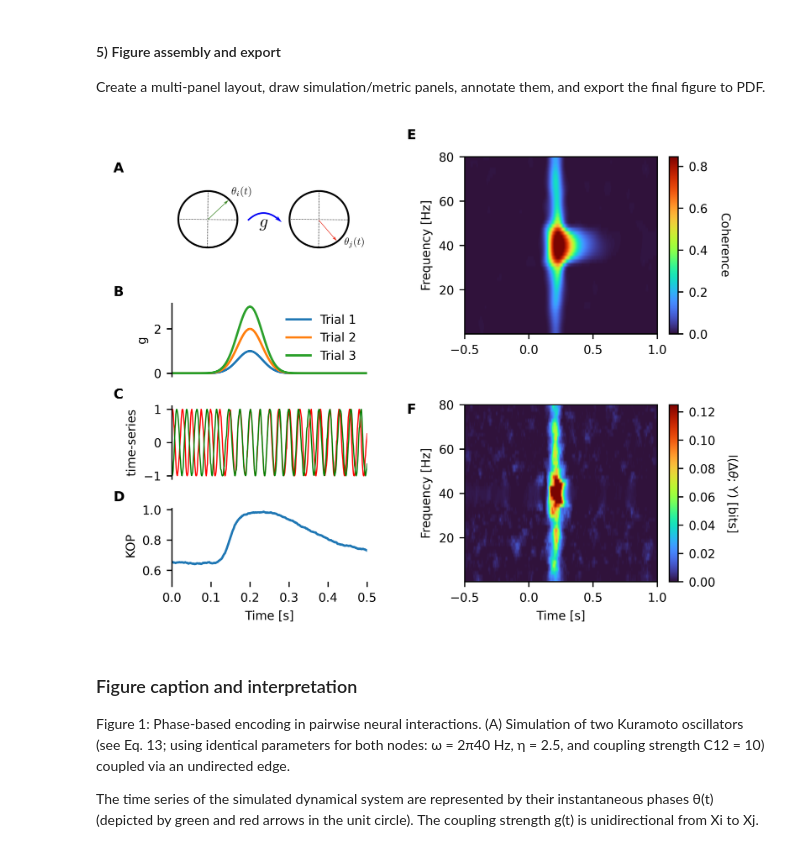
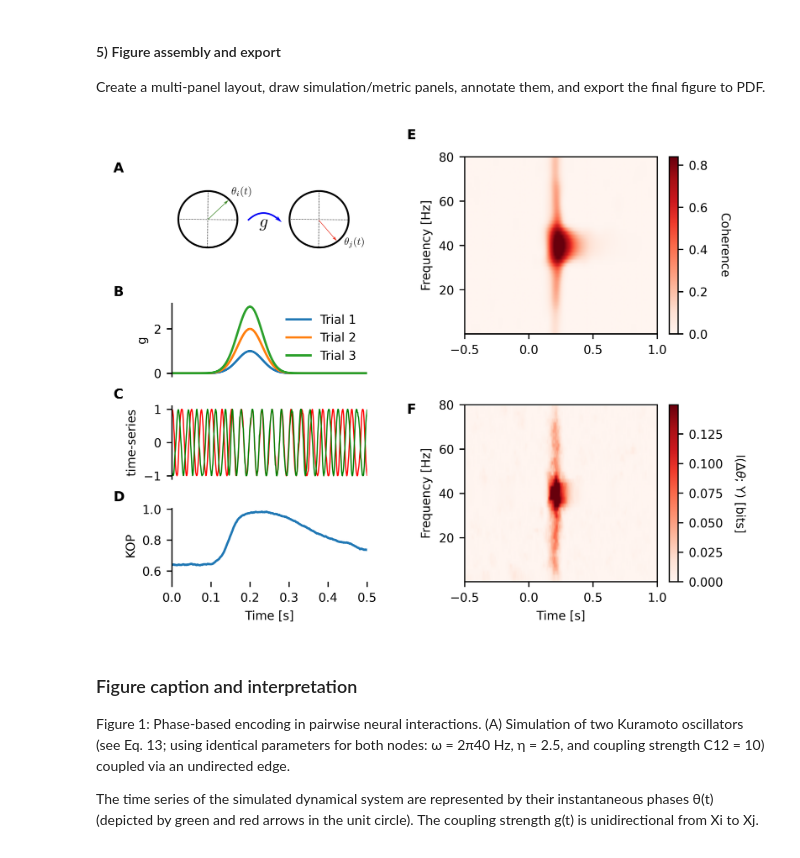
Before and after one commit to brainets/neopid, a Jupyter notebook: notebooks/Figure1.ipynb, the cells around one changed output. Saved outputs shown, nothing was run; the diff lists cells and outputs as text; code cells hidden in the pictures.

```diff
--- a/notebooks/Figure1.ipynb
+++ b/notebooks/Figure1.ipynb
@@ -269,7 +269,7 @@ plt.imshow(
     coh.real,
     aspect="auto",
     origin="lower",
-    cmap="turbo",
+    cmap="Reds",
     extent=[-0.5, 1, 0.1, 80],
     vmin=0,
     vmax=mi_vmax,
@@ -284,35 +284,35 @@ plt.sca(ax7)
 mi_phi_plot = np.asarray(MI_PHI_gc).squeeze()
 # Guard against all-NaN slices or zero-variance edge cases in the MI map
 mi_vmax = np.nanpercentile(mi_phi_plot, 99.5)
 if not np.isfinite(mi_vmax) or mi_vmax <= 0:
     mi_vmax = 1e-12
 
 plt.imshow(
     mi_phi_plot,
     aspect="auto",
     origin="lower",
-    cmap="turbo",
+    cmap="Reds",
     extent=[-0.5, 1, 0.1, 80],
     vmin=0,
     vmax=mi_vmax,
 )
 cbar = plt.colorbar()
 cbar.set_label(r"I($\Delta\theta$; Y) [bits]", rotation=270, labelpad=15)
 plt.xlabel("Time [s]")
 plt.ylabel("Frequency [Hz]")
 
 bg = plot.Background(visible=False)
 plot.add_panel_letters(
     fig,
     axes=[ax1, ax2, ax3, ax5, ax6, ax7],
     fontsize=MEDIUM_SIZE,
     xpos=[-0.3] * 6,
     ypos=[1.1] * 5 + [0.95] * 2,
 )
 
 plt.savefig("../figures/Figure1.pdf")
 # %% [output]
-[figure, old version]
+[figure, new version]
 # %% [markdown]
 ### Figure caption and interpretation
 
```
Also changed, not shown: parts of 1 cell of this notebook, 6 other files.
